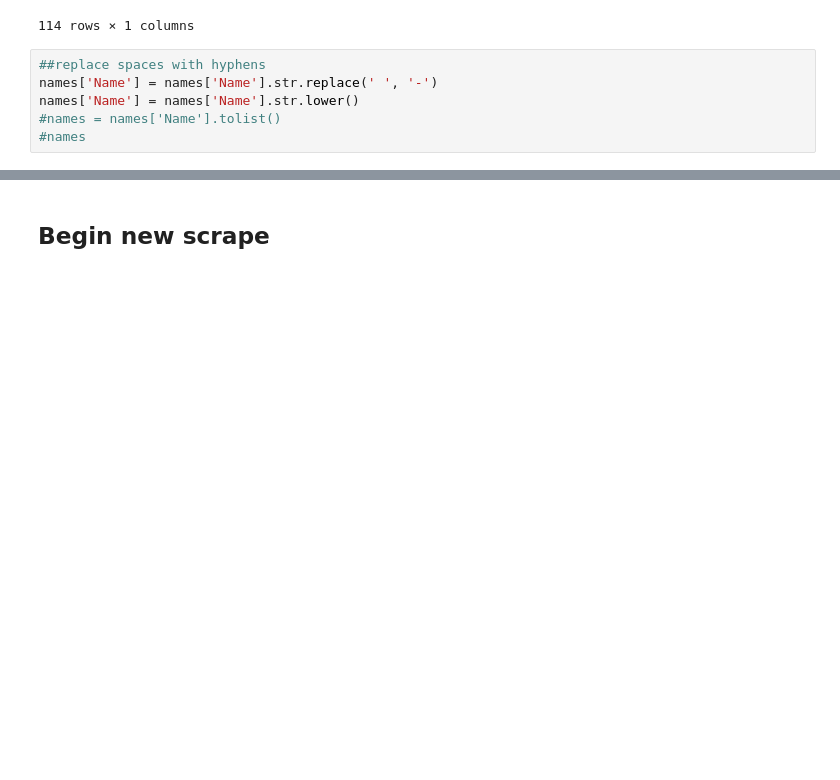
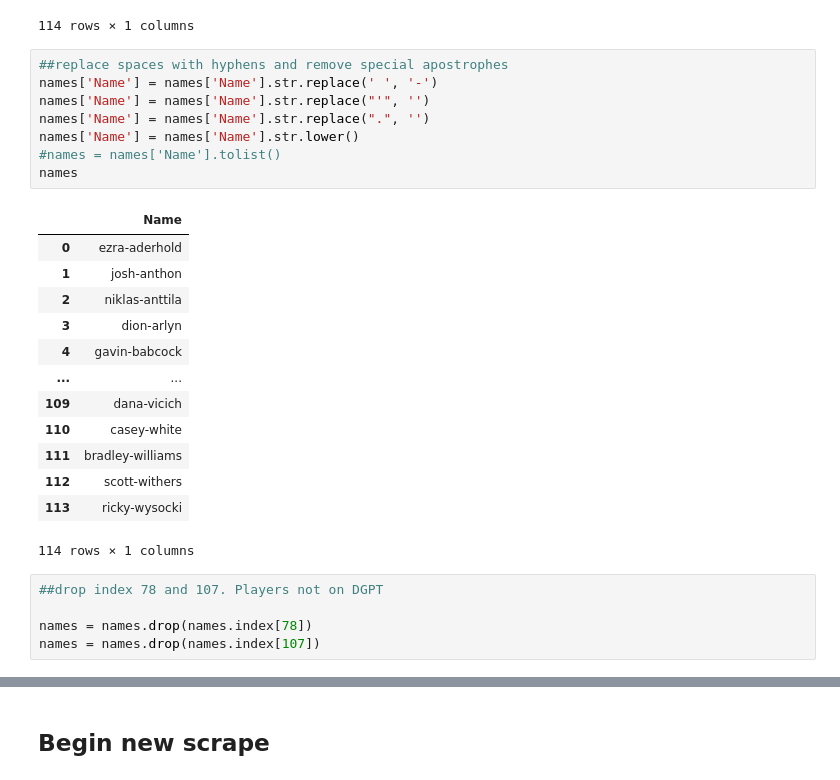
Before and after one commit to jamorgan8/disc-golf-analysis, a Jupyter notebook: notebooks/statmando_webscrape_player_prof.ipynb, the cells around one changed output, grey strips where cells are left out. Saved outputs shown, nothing was run; the diff lists cells and outputs as text; blank space fills up the shorter version.

```diff
--- a/notebooks/statmando_webscrape_player_prof.ipynb
+++ b/notebooks/statmando_webscrape_player_prof.ipynb
@@ -138,11 +138,32 @@ names
 | 113 | Ricky Wysocki |
 114 rows × 1 columns
 # %%
-##replace spaces with hyphens
+##replace spaces with hyphens and remove special apostrophes
 names['Name'] = names['Name'].str.replace(' ', '-')
+names['Name'] = names['Name'].str.replace("'", '')
+names['Name'] = names['Name'].str.replace(".", '')
 names['Name'] = names['Name'].str.lower()
 #names = names['Name'].tolist()
-#names
+names
+# %% [output]
+|  | Name |
+| 0 | ezra-aderhold |
+| 1 | josh-anthon |
+| 2 | niklas-anttila |
+| 3 | dion-arlyn |
+| 4 | gavin-babcock |
+| ... | ... |
+| 109 | dana-vicich |
+| 110 | casey-white |
+| 111 | bradley-williams |
+| 112 | scott-withers |
+| 113 | ricky-wysocki |
+114 rows × 1 columns
+# %%
+##drop index 78 and 107. Players not on DGPT
+
+names = names.drop(names.index[78])
+names = names.drop(names.index[107])
 # %%
 ##initialize empty list to populate with formatted names
 pnames = []
```
Also changed, not shown: parts of 7 cells of this notebook, 1 other file.
